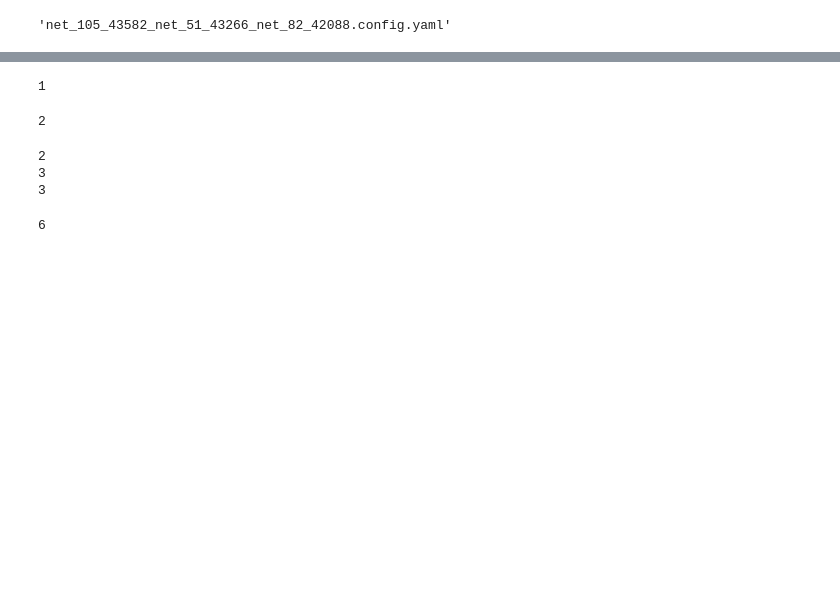
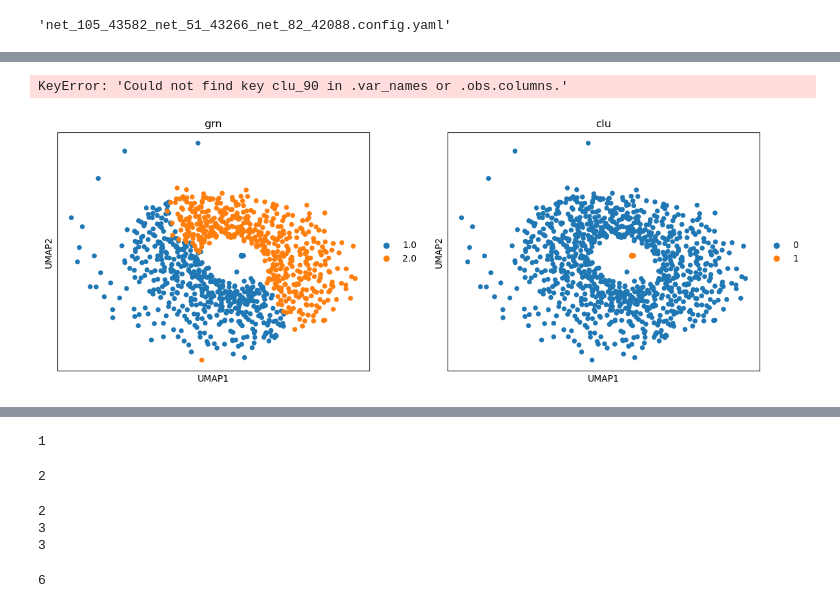
Before and after one commit to bionetslab/netmap, a Jupyter notebook: tutorials/test.ipynb, the cells around one changed output, grey strips where cells are left out. Drawn from its saved outputs; the diff is of its cells as text; code cells hidden in the pictures; blank space fills up the shorter version.

```diff
--- a/tutorials/test.ipynb
+++ b/tutorials/test.ipynb
@@ -571,0 +685,2 @@ tensor([[17,  8, 11,  ..., 22, 12, 16],
+# %%
+model_zoo = set_mu_true(model_zoo)
@@ -571,0 +689,8 @@ tensor([[17,  8, 11,  ..., 22, 12, 16],
+# %%
+myexplainers = [IntegratedGradients(mo) for mo in model_zoo]
+data_tensor = data_tensor.cuda()
+idx = torch.randperm(data_tensor.nelement())
+tens1 = data_tensor.view(-1)[idx].view(data_tensor.size())
+
+
+#
@@ -571,0 +701,17 @@ tensor([[17,  8, 11,  ..., 22, 12, 16],
+# %%
+i = 0
+myatt, clu, names, dd = inference_one_target( 22,
+    myexplainers,
+    data_tensor,
+    gene_names,
+    data_tensor,
+    xai_type='shap-like',
+    n_top_genes = 300,
+    num_iterations = 10)
+
+
+#print(f'Gene releavnt: {gene_names[i] in relevant}')
+print(f"Net0: {nets0[nets0.target.isin(names)].shape[0]}")
+print(f"Net1: {nets1[nets1.target.isin(names)].shape[0]}")
+
+print(pd.DataFrame(clu).value_counts())
@@ -571,0 +733,8 @@ tensor([[17,  8, 11,  ..., 22, 12, 16],
+# %%
+sclu = SpectralClustering( n_clusters=2)
+sclu = sclu.fit(dd.obsp['connectivities'])
+sc.tl.umap(dd)
+dd.obs['clu'] = pd.Categorical(clu)
+dd.obs['grn'] = pd.Categorical(adata.obs['grn'])
+sc.pl.umap(dd, color=[ 'grn', 'clu', 'clu_90'])
+# %% [output]
@@ -571,0 +742,2 @@ tensor([[17,  8, 11,  ..., 22, 12, 16],
+KeyError: 'Could not find key clu_90 in .var_names or .obs.columns.'
+[figure, added]
```
Also changed, not shown: parts of 57 cells of this notebook, 10 other files.
